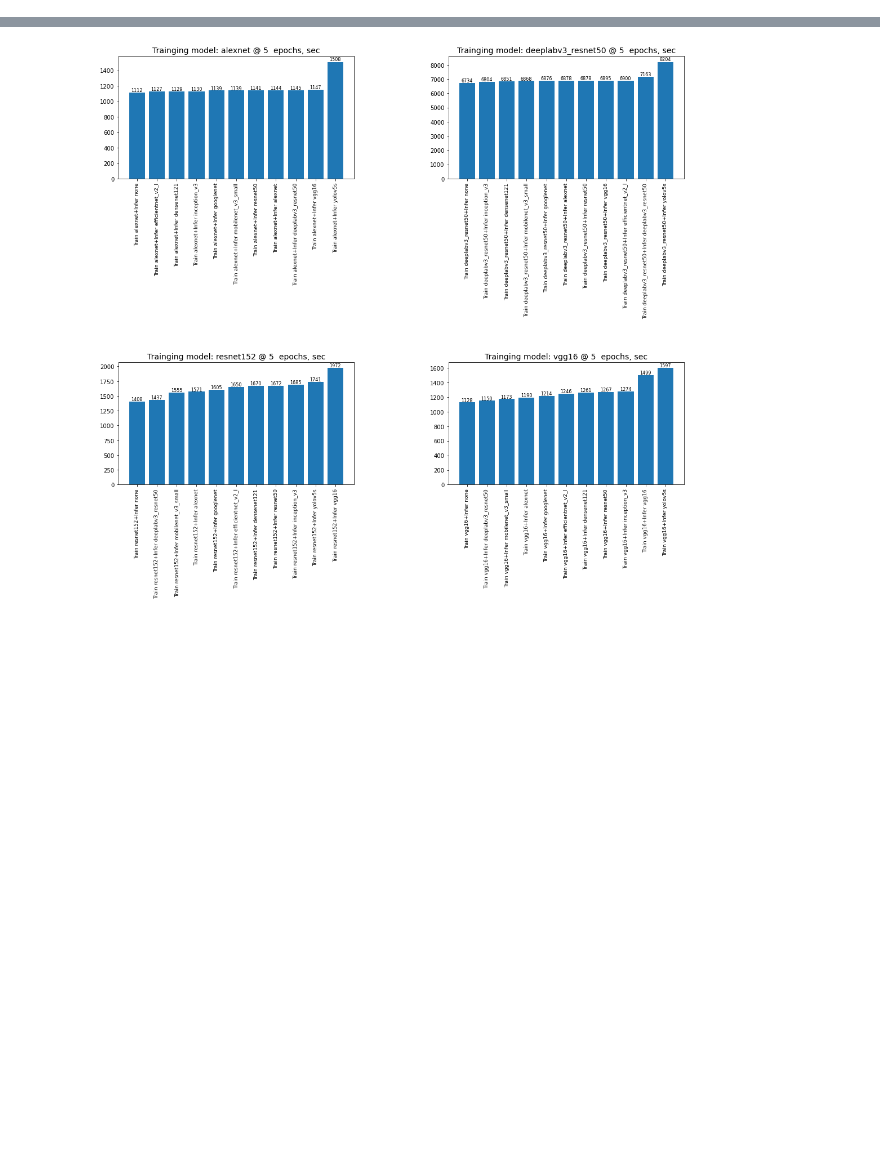
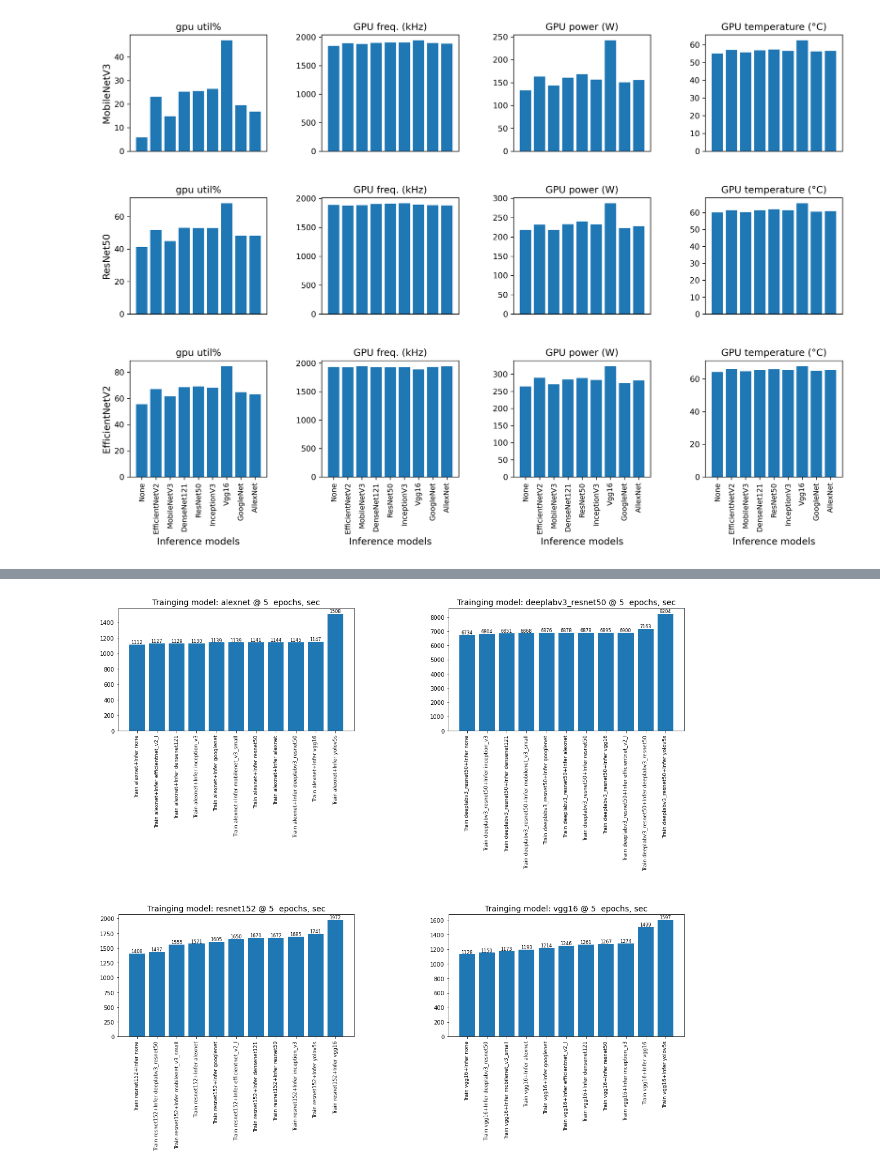
Before and after one commit to royliuyu/Corun-AI-client-server, a Jupyter notebook: script/plotting_training.ipynb, the cells around one changed output, grey strips where cells are left out. Drawn from its saved outputs; the diff is of its cells as text; code cells hidden in the pictures; blank space fills up the shorter version.

```diff
--- a/script/plotting_training.ipynb
+++ b/script/plotting_training.ipynb
@@ -0,0 +221,91 @@
+# %%
+### plot
+import matplotlib.pyplot as plt
+%matplotlib inline
+
+infer_model_dict = {'none':'None', 'efficientnet_v2_l':'EfficientNetV2','mobilenet_v3_small':'MobileNetV3','densenet121':'DenseNet121', \
+            'resnet50':'ResNet50', 'inception_v3':'InceptionV3',\
+            'vgg16':'Vgg16', 'googlenet':'GoogleNet', 'alexnet':'AllexNet'}
+train_model_dict = {'mobilenet_v3_small':'MobileNetV3',\
+                    'resnet50':'ResNet50', 'efficientnet_v2_l':'EfficientNetV2'}
+fig = plt.figure(figsize=(16,10),dpi=300)
+plt.subplots_adjust(left=None,bottom=None,right=None,top=None,wspace=0.4,hspace=0.4)
+
+cnt = 0
+for i, train_model in enumerate(train_model_dict.keys()):
+#     print(train_model)
+
+    data_segm= data.where(data['train_model']==train_model).dropna()
+#     print(data_segm)
+    gpu_util_list, gpu_freq_list, gpu_power_list, gpu_temp_list=[],[],[],[]
+
+    cnt+=1
+    for j,infer_model in enumerate(infer_model_dict.keys()):
+
+        util= (data_segm['gpu_util%'].where(data_segm['infer_model']==infer_model)).dropna().values[0]
+        gpu_util_list.append(util)
+    plt.subplot(3,4,cnt)
+    x= range(len(infer_model_dict.keys()))
+    plt.bar(x,gpu_util_list, label=train_model)
+    plt.title('gpu util%')
+    plt.ylabel(train_model_dict[train_model],fontsize = 12)
+    plt.xticks([])
+    if i==2:
+        plt.xticks(x, infer_model_dict.values(), fontsize= 9, rotation = 90)  #set label size
+        plt.xlabel('Inference models',fontsize = 12)
+    else:
+        plt.xticks([])
+
+
+    cnt+=1
+    for j,infer_model in enumerate(infer_model_dict.keys()):
+
+        freq= (data_segm['gpu_freq'].where(data_segm['infer_model']==infer_model)).dropna().values[0]
+        gpu_freq_list.append(freq)
+    plt.subplot(3,4,cnt)
+    x= range(len(infer_model_dict.keys()))
+    plt.bar(x,gpu_freq_list, label=train_model)
+    plt.title('GPU freq. (kHz)')
+    plt.xticks([])
+    if i==2:
+        plt.xticks(x, infer_model_dict.values(), fontsize= 9, rotation = 90)  #set label size
+        plt.xlabel('Inference models',fontsize = 12)
+    else:
+        plt.xticks([])
+
+
+    cnt+=1
+    for j,infer_model in enumerate(infer_model_dict.keys()):
+
+        power= (data_segm['gpu_power'].where(data_segm['infer_model']==infer_model)).dropna().values[0]
+        gpu_power_list.append(power)
+    plt.subplot(3,4,cnt)
+    x= range(len(infer_model_dict.keys()))
+    plt.bar(x,gpu_power_list, label=train_model)
+    plt.title('GPU power (W)')
+    plt.xticks([])
+    if i==2:
+        plt.xticks(x, infer_model_dict.values(), fontsize= 9, rotation = 90)  #set label size
+        plt.xlabel('Inference models',fontsize = 12)
+    else:
+        plt.xticks([])
+
+
+    cnt+=1
+    for j,infer_model in enumerate(infer_model_dict.keys()):
+
+        temp= (data_segm['gpu_temp'].where(data_segm['infer_model']==infer_model)).dropna().values[0]
+        gpu_temp_list.append(temp)
+    plt.subplot(3,4,cnt)
+    x= range(len(infer_model_dict.keys()))
+    plt.bar(x,gpu_temp_list, label=train_model)
+    plt.title('GPU temperature (°C)')
+    if i==2:
+        plt.xticks(x, infer_model_dict.values(), fontsize= 9, rotation = 90)  #set label size
+        plt.xlabel('Inference models',fontsize = 12)
+    else:
+        plt.xticks([])
+
+plt.savefig('../paper/images/profile_train_single-infer.pdf',dpi=600, bbox_inches='tight')
+# %% [output]
+[figure, added]
```
Also changed, not shown: parts of 14 cells of this notebook, 13 other files.
